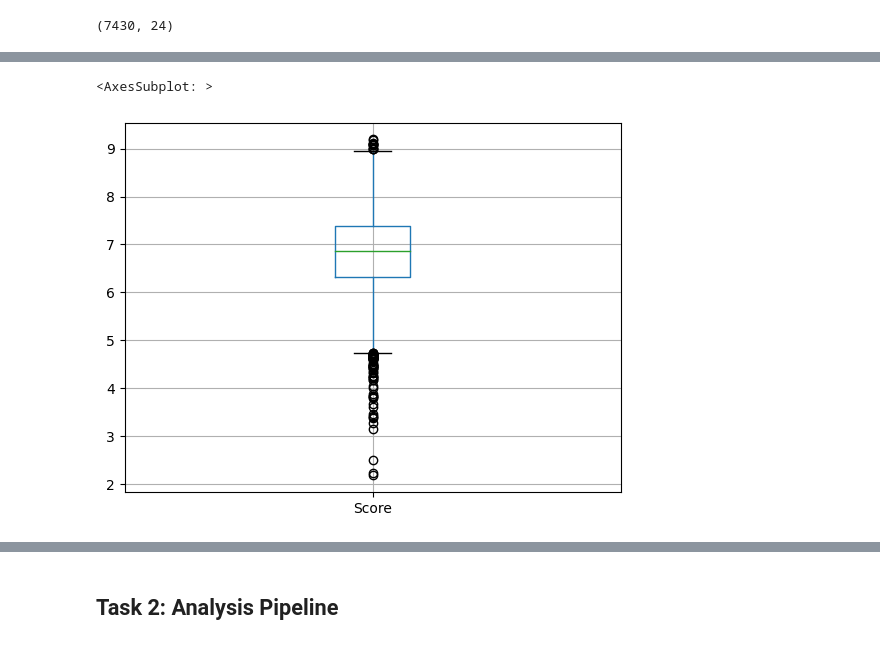
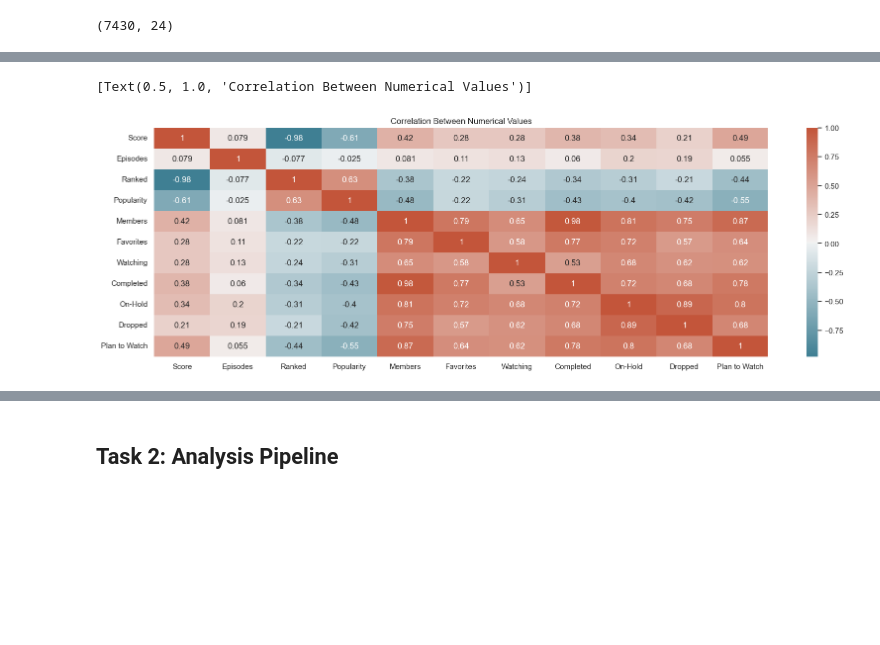
Before and after one commit to ubco-W2022T1-cosc301/project-group12, a Jupyter notebook: notebooks/analysis2.ipynb, the cells around one changed output, grey strips where cells are left out. Saved outputs shown, nothing was run; the diff lists cells and outputs as text; code cells hidden in the pictures; blank space fills up the shorter version.

```diff
--- a/notebooks/analysis2.ipynb
+++ b/notebooks/analysis2.ipynb
@@ -134,7 +118,6 @@ df_cleaned['Score'].plot(kind='hist', bins=20, figsize=(12,6), facecolor='grey',
-# %%
-df_cleaned.boxplot('Score')
-# makes my findings from the above histogram a bit more obvious, the average score seems to lie closer to around 6.8
-# anything above 9 or below around 4.7 is enough to be considered an outlier
-# %% [output]
-<AxesSubplot: >
-[figure, removed]
+# %%
+heatmap = df_cleaned.corr()# plot the heatmap
+sns.heatmap(heatmap, xticklabels=heatmap.columns, yticklabels=heatmap.columns, annot=True, cmap=sns.diverging_palette(220, 20, as_cmap=True)).set(title="Correlation Between Numerical Values")
+# %% [output]
+[Text(0.5, 1.0, 'Correlation Between Numerical Values')]
+[figure, added]
```
Also changed, not shown: parts of 29 cells of this notebook, 2 other files.
